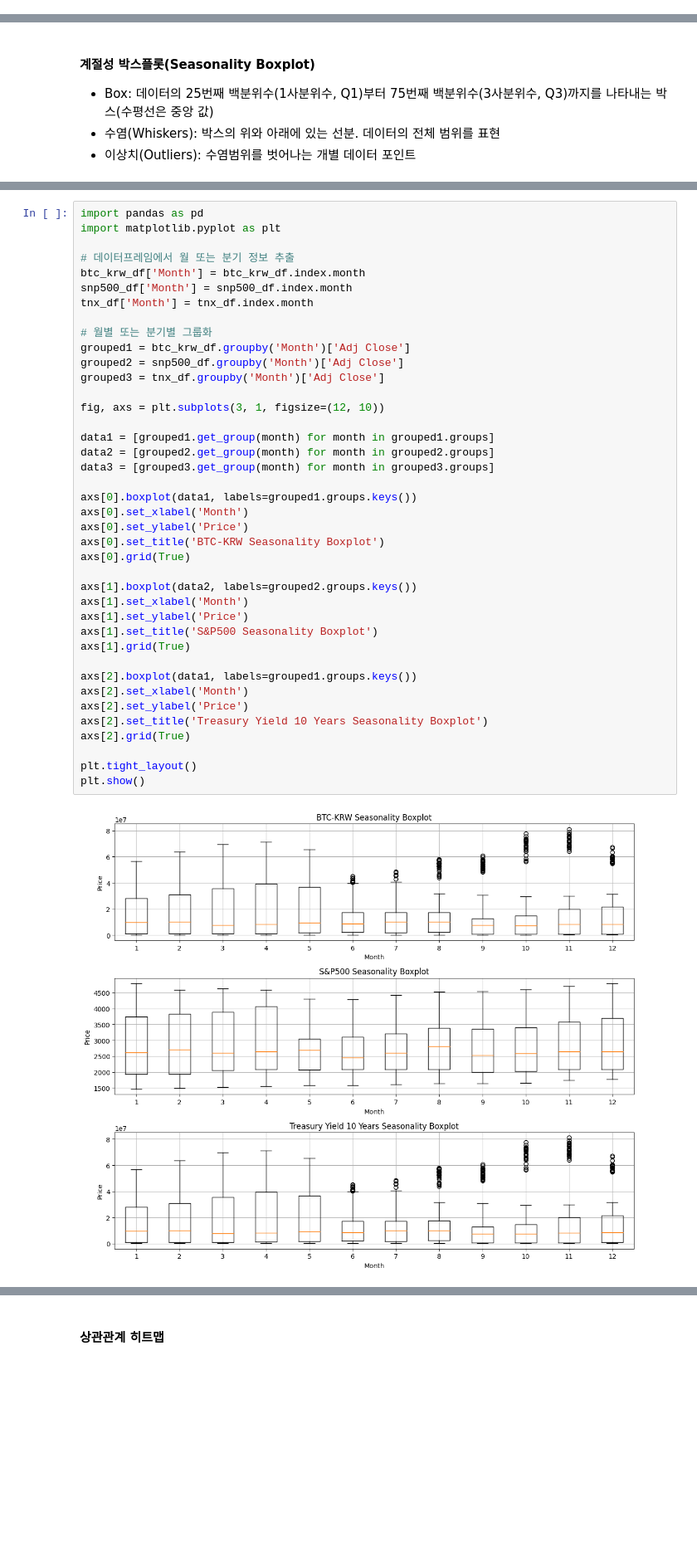
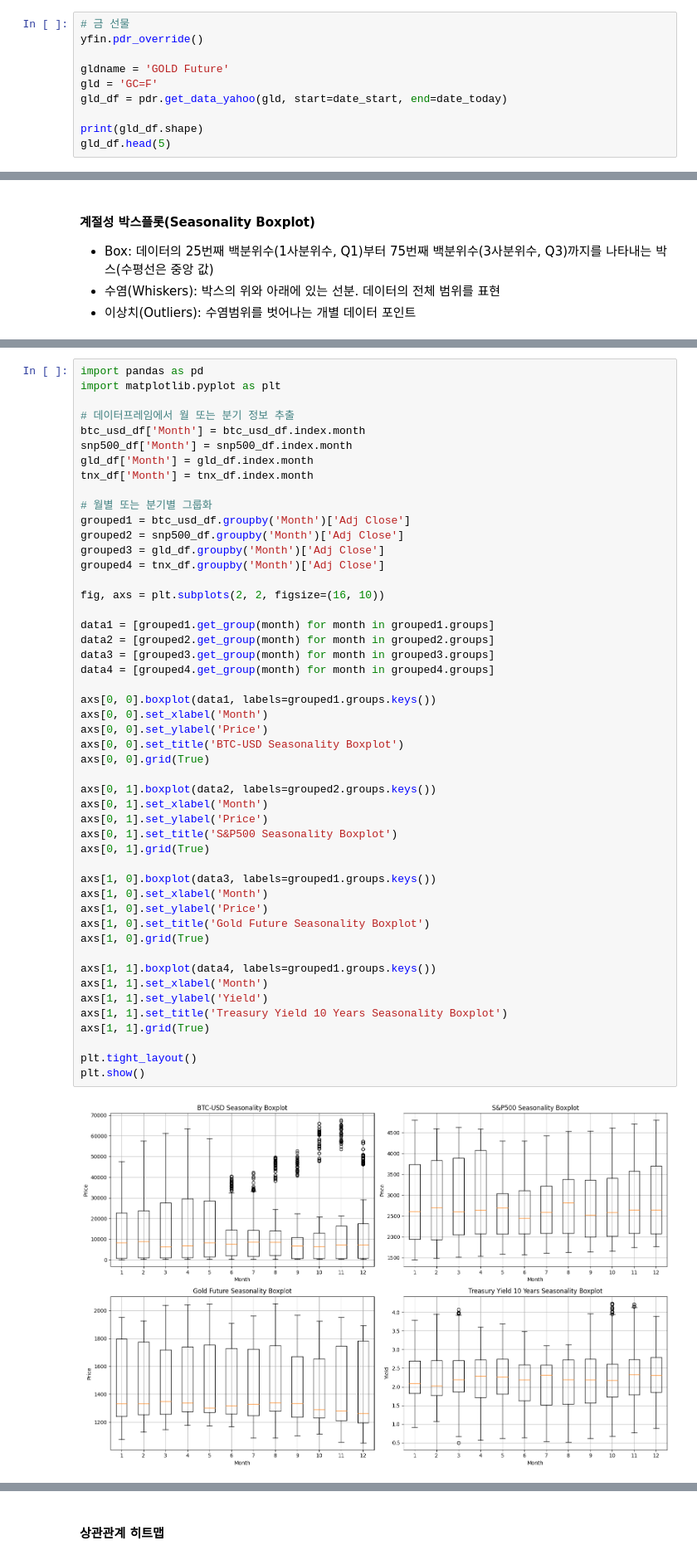
Before and after one commit to young1ll/time-series-da, a Jupyter notebook: upbitAnalyzer_data_analysis_report.ipynb, the cells around one changed output, grey strips where cells are left out. Shown at 83% size. Cells and saved outputs as stored; diff of their text form; blank space fills up the shorter version.

```diff
--- a/upbitAnalyzer_data_analysis_report.ipynb
+++ b/upbitAnalyzer_data_analysis_report.ipynb
@@ -168,3 +177,13 @@ tnx_df.head(5)
 | 2013-01-04 | 1.952 | 1.965 | 1.911 | 1.915 | 1.915 | 0 |
 | 2013-01-07 | 1.904 | 1.917 | 1.892 | 1.903 | 1.903 | 0 |
 | 2013-01-08 | 1.894 | 1.894 | 1.864 | 1.871 | 1.871 | 0 |
+# %%
+# 금 선물
+yfin.pdr_override()
+
+gldname = 'GOLD Future'
+gld = 'GC=F'
+gld_df = pdr.get_data_yahoo(gld, start=date_start, end=date_today)
+
+print(gld_df.shape)
+gld_df.head(5)
@@ -302,42 +360,51 @@ plt.show()
 # %%
 import pandas as pd
 import matplotlib.pyplot as plt
 
 # 데이터프레임에서 월 또는 분기 정보 추출
-btc_krw_df['Month'] = btc_krw_df.index.month
+btc_usd_df['Month'] = btc_usd_df.index.month
 snp500_df['Month'] = snp500_df.index.month
+gld_df['Month'] = gld_df.index.month
 tnx_df['Month'] = tnx_df.index.month
 
 # 월별 또는 분기별 그룹화
-grouped1 = btc_krw_df.groupby('Month')['Adj Close']
+grouped1 = btc_usd_df.groupby('Month')['Adj Close']
 grouped2 = snp500_df.groupby('Month')['Adj Close']
-grouped3 = tnx_df.groupby('Month')['Adj Close']
+grouped3 = gld_df.groupby('Month')['Adj Close']
+grouped4 = tnx_df.groupby('Month')['Adj Close']
 
-fig, axs = plt.subplots(3, 1, figsize=(12, 10))
+fig, axs = plt.subplots(2, 2, figsize=(16, 10))
 
 data1 = [grouped1.get_group(month) for month in grouped1.groups]
 data2 = [grouped2.get_group(month) for month in grouped2.groups]
 data3 = [grouped3.get_group(month) for month in grouped3.groups]
+data4 = [grouped4.get_group(month) for month in grouped4.groups]
 
-axs[0].boxplot(data1, labels=grouped1.groups.keys())
-axs[0].set_xlabel('Month')
-axs[0].set_ylabel('Price')
-axs[0].set_title('BTC-KRW Seasonality Boxplot')
-axs[0].grid(True)
+axs[0, 0].boxplot(data1, labels=grouped1.groups.keys())
+axs[0, 0].set_xlabel('Month')
+axs[0, 0].set_ylabel('Price')
+axs[0, 0].set_title('BTC-USD Seasonality Boxplot')
+axs[0, 0].grid(True)
 
-axs[1].boxplot(data2, labels=grouped2.groups.keys())
-axs[1].set_xlabel('Month')
-axs[1].set_ylabel('Price')
-axs[1].set_title('S&P500 Seasonality Boxplot')
-axs[1].grid(True)
+axs[0, 1].boxplot(data2, labels=grouped2.groups.keys())
+axs[0, 1].set_xlabel('Month')
+axs[0, 1].set_ylabel('Price')
+axs[0, 1].set_title('S&P500 Seasonality Boxplot')
+axs[0, 1].grid(True)
 
-axs[2].boxplot(data1, labels=grouped1.groups.keys())
-axs[2].set_xlabel('Month')
-axs[2].set_ylabel('Price')
-axs[2].set_title('Treasury Yield 10 Years Seasonality Boxplot')
-axs[2].grid(True)
+axs[1, 0].boxplot(data3, labels=grouped1.groups.keys())
+axs[1, 0].set_xlabel('Month')
+axs[1, 0].set_ylabel('Price')
+axs[1, 0].set_title('Gold Future Seasonality Boxplot')
+axs[1, 0].grid(True)
+
+axs[1, 1].boxplot(data4, labels=grouped1.groups.keys())
+axs[1, 1].set_xlabel('Month')
+axs[1, 1].set_ylabel('Yield')
+axs[1, 1].set_title('Treasury Yield 10 Years Seasonality Boxplot')
+axs[1, 1].grid(True)
 
 plt.tight_layout()
 plt.show()
 # %% [output]
-[figure, old version]
+[figure, new version]
```
Also changed, not shown: parts of 69 cells of this notebook.
